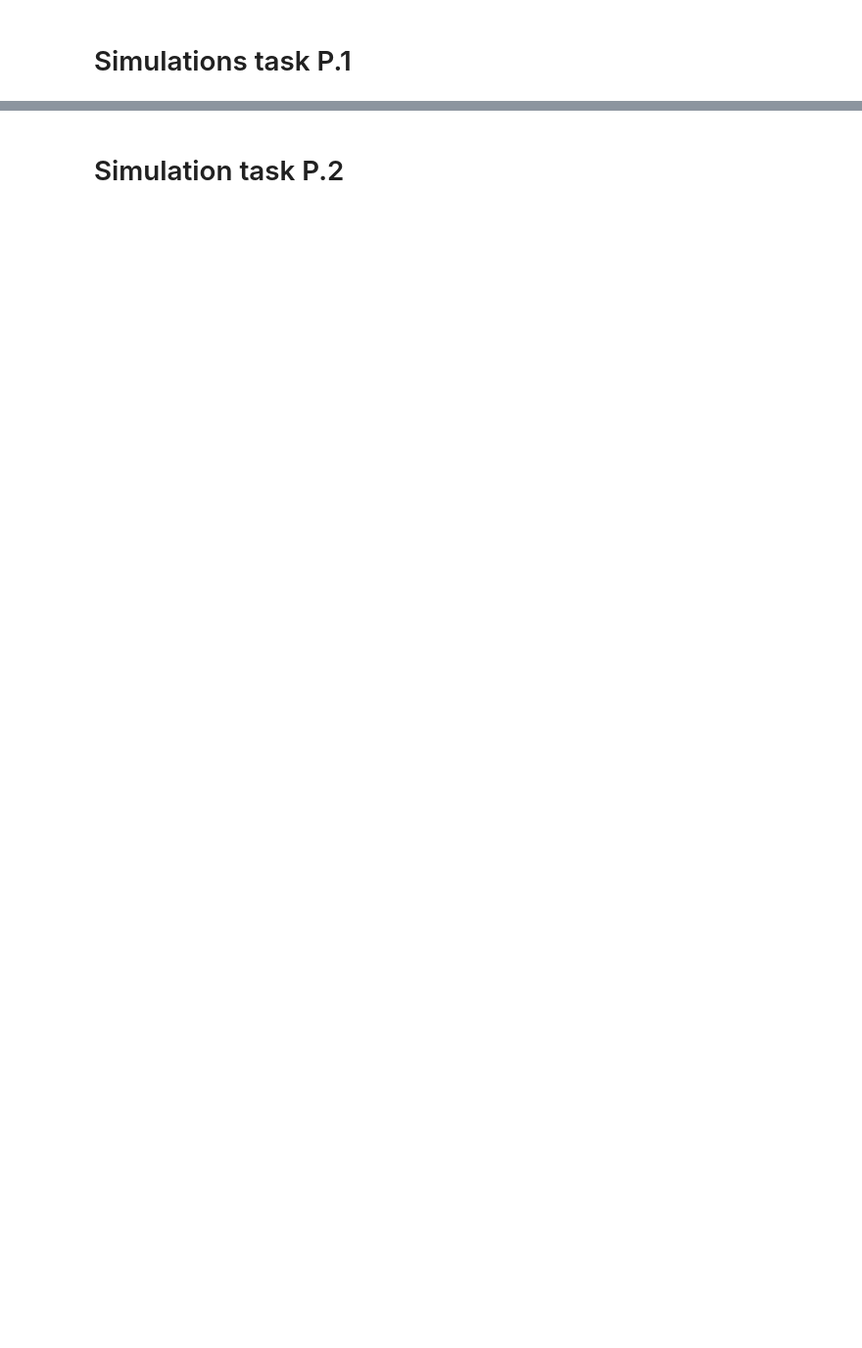
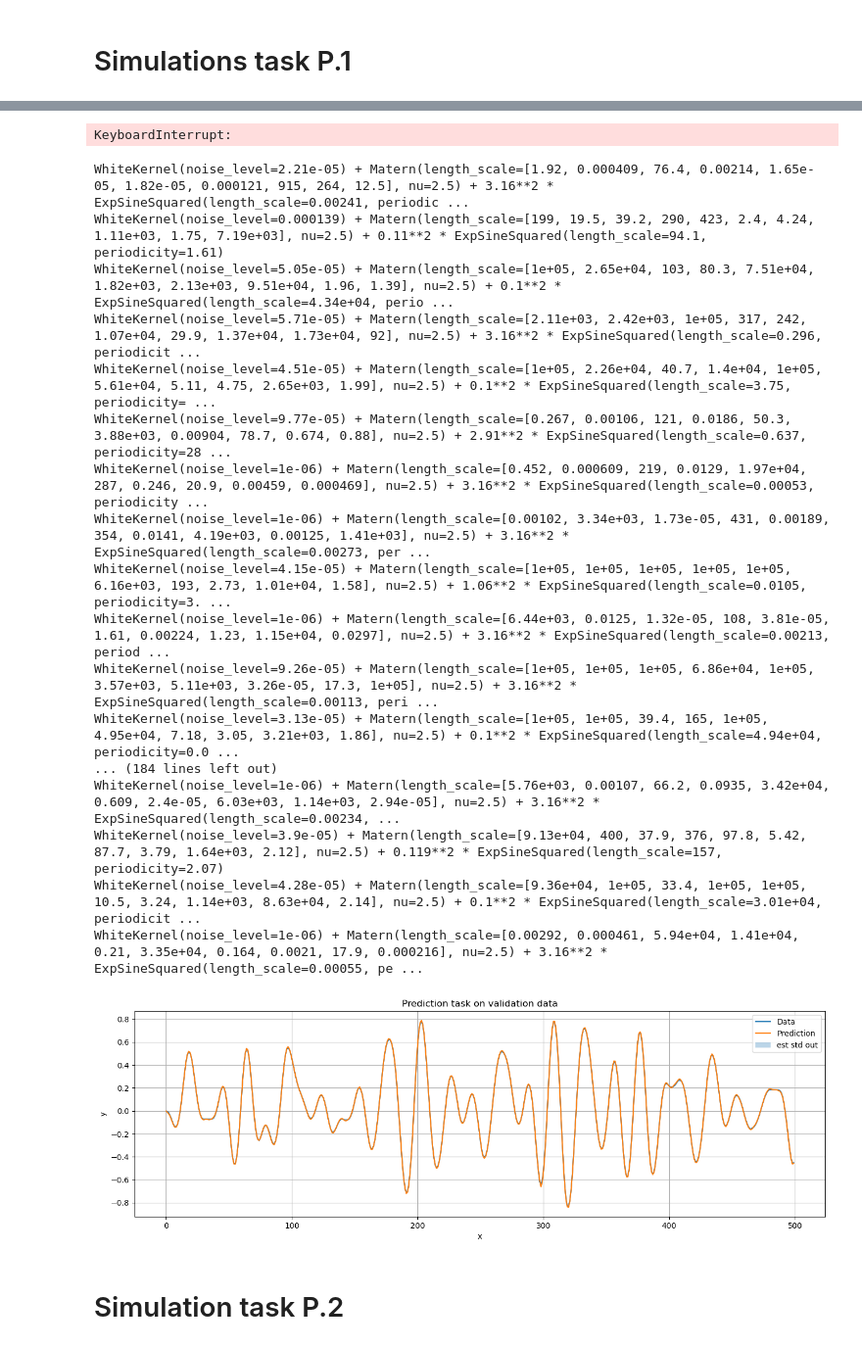
Before and after one commit to Nitin345614/ML4SC-Design-Assignment-G20, a Jupyter notebook: GP-sandbox.ipynb, the cells around one changed output, grey strips where cells are left out. Shown at 98% size. Drawn from its saved outputs; the diff is of its cells as text; code cells hidden in the pictures; blank space fills up the shorter version.

Commit message:
New graph

```diff
--- a/GP-sandbox.ipynb
+++ b/GP-sandbox.ipynb
@@ -295,14 +291,26 @@ quick_plot(range(len(Xtest)),Ypredict,Varpredict,'predictions idk')
 # %%
 study = optuna.create_study(direction='minimize', storage='sqlite:///example.db', load_if_exists=True)
 
-data = np.load('hidden-test-simulation-submission-file.npz')
-u_test = data['u']
-th_test = data['th'] #only the first 50 values are filled the rest are zeros
+V = 5000
+
+out = np.load('training-val-test-data.npz')
+th_train = out['th'] #th[0],th[1],th[2],th[3],...
+u_train = out['u'] #u[0],u[1],u[2],u[3],...
+
+th_val_target = th_train[:V]
+u_val_target = u_train[:V]
+
+th_train = th_train[V:]
+u_train =  u_train[V:]
+
+# Downsampling for speed
+th_train = th_train[ np.mod(range(len(th_train)),5) == 0 ]
+u_train =  u_train[  np.mod(range(len(u_train)), 5) == 0 ]
 
 predict_handler = lambda x: (BCM_predict(x,reg_bcm))
 
 def simulate_handler(x, reg_bcm):
-    return np.squeeze(BCM_predict(x[None,:],reg_bcm,use_norm=True,norm=norm_th)[0]), np.squeeze(BCM_predict(x[None,:],reg_bcm,use_norm=True,norm=norm_th)[1])
+    return np.squeeze(BCM_predict(x[None,:],reg_bcm,use_mod=True)[0]), np.squeeze(BCM_predict(x[None,:],reg_bcm,use_mod=True,)[1])
 
 
 def simulation_IO_model(f, reg, ulist, ylist, na, nb, skip=50):
@@ -387,30 +490,65 @@ Xval_target, Yval_target = create_IO_data(u_val_target, th_val_target, na, nb)
 # %%
 ########## MY SOLUTION
 
-p_bcm = 190 #no of partitions
 
 initial_length_scales = np.ones(na+nb)*0.5
 
-ker_bcm =  WhiteKernel(noise_level=0.1, noise_level_bounds=(1e-6, 1e1)) + Matern(length_scale=initial_length_scales, nu=2.5)  + ConstantKernel(constant_value_bounds=(0.01,10))*ExpSineSquared(length_scale=0.5,periodicity=0.5) #DotProduct()   #a=)
 
-reg_bcm = BCM_train(Xtrain,Ytrain,ker_bcm,p_bcm,len(Ytrain),n_restarts_optimizer=10)
+use_matern  = True
+use_rbf     = True
+use_rq      = False
+use_exps    = False
+use_product = False
+
+ker_bcm =  WhiteKernel(noise_level=0.1, noise_level_bounds=(1e-6, 1e1))
+if use_matern: ker_bcm = ker_bcm + Matern(length_scale=initial_length_scales, nu=2.5)*ConstantKernel(constant_value_bounds=(0.01,1))
+if use_rbf   : ker_bcm = ker_bcm + RBF(length_scale=initial_length_scales)#*ConstantKernel(constant_value_bounds=(0.01,1))
+if use_rq    : ker_bcm = ker_bcm + ConstantKernel(constant_value_bounds=(0.01,1))*RationalQuadratic(length_scale=0.5, alpha=1.5)
+if use_exps  : ker_bcm = ker_bcm + ConstantKernel(constant_value_bounds=(0.01,1))*ExpSineSquared(length_scale=0.5, periodicity=0.5)
+if use_product  : ker_bcm = ker_bcm + ConstantKernel(constant_value_bounds=(0.01,1))*ExpSineSquared(length_scale=0.5, periodicity=0.5)*RBF(length_scale=initial_length_scales)
+
+
+
+reg_bcm = BCM_train(Xtrain,Ytrain,ker_bcm,p_bcm,len(Ytrain),n_restarts_optimizer=10,labels=labels)
 
 ########## MY SOLUTION
+# %% [output]
+KeyboardInterrupt:
 # %%
 predict_handler = lambda x: (BCM_predict(x,reg_bcm))
 
 def simulate_handler(x):
-    return np.squeeze(BCM_predict(x[None,:],reg_bcm,use_norm=True,norm=norm_th)[0]), np.squeeze(BCM_predict(x[None,:],reg_bcm,use_norm=True,norm=norm_th)[1])
+    return np.squeeze(BCM_predict(x[None,:],reg_bcm,use_norm=True)[0]), \
+           np.squeeze(BCM_predict(x[None,:],reg_bcm,use_norm=True)[1])
 
 for p in range(p_bcm): print(reg_bcm[p].kernel_)
 
 indices_pred = np.array(range(len(Xval_target)))<500      #Predict on only 500 points to save time
 
 part_range = np.array(range(500))
 
 Ytrain_pred, var_train_pred = predict_handler(Xval_target[indices_pred])
 
-demonstrate_alternate(part_range, Yval_target[indices_pred], Ytrain_pred , var_train_pred , "Prediction task on validation data")
+demonstrate_alternate(part_range, Yval_target[indices_pred], Ytrain_pred , var_train_pred , f"Prediction_against_validation_w_sampling_inputs_(na, nb)=({na},{nb})_partitions={p_bcm}")
+# %% [output]
+WhiteKernel(noise_level=2.21e-05) + Matern(length_scale=[1.92, 0.000409, 76.4, 0.00214, 1.65e-05, 1.82e-05, 0.000121, 915, 264, 12.5], nu=2.5) + 3.16**2 * ExpSineSquared(length_scale=0.00241, periodic ...
+WhiteKernel(noise_level=0.000139) + Matern(length_scale=[199, 19.5, 39.2, 290, 423, 2.4, 4.24, 1.11e+03, 1.75, 7.19e+03], nu=2.5) + 0.11**2 * ExpSineSquared(length_scale=94.1, periodicity=1.61)
+WhiteKernel(noise_level=5.05e-05) + Matern(length_scale=[1e+05, 2.65e+04, 103, 80.3, 7.51e+04, 1.82e+03, 2.13e+03, 9.51e+04, 1.96, 1.39], nu=2.5) + 0.1**2 * ExpSineSquared(length_scale=4.34e+04, perio ...
+WhiteKernel(noise_level=5.71e-05) + Matern(length_scale=[2.11e+03, 2.42e+03, 1e+05, 317, 242, 1.07e+04, 29.9, 1.37e+04, 1.73e+04, 92], nu=2.5) + 3.16**2 * ExpSineSquared(length_scale=0.296, periodicit ...
+WhiteKernel(noise_level=4.51e-05) + Matern(length_scale=[1e+05, 2.26e+04, 40.7, 1.4e+04, 1e+05, 5.61e+04, 5.11, 4.75, 2.65e+03, 1.99], nu=2.5) + 0.1**2 * ExpSineSquared(length_scale=3.75, periodicity= ...
+WhiteKernel(noise_level=9.77e-05) + Matern(length_scale=[0.267, 0.00106, 121, 0.0186, 50.3, 3.88e+03, 0.00904, 78.7, 0.674, 0.88], nu=2.5) + 2.91**2 * ExpSineSquared(length_scale=0.637, periodicity=28 ...
+WhiteKernel(noise_level=1e-06) + Matern(length_scale=[0.452, 0.000609, 219, 0.0129, 1.97e+04, 287, 0.246, 20.9, 0.00459, 0.000469], nu=2.5) + 3.16**2 * ExpSineSquared(length_scale=0.00053, periodicity ...
+WhiteKernel(noise_level=1e-06) + Matern(length_scale=[0.00102, 3.34e+03, 1.73e-05, 431, 0.00189, 354, 0.0141, 4.19e+03, 0.00125, 1.41e+03], nu=2.5) + 3.16**2 * ExpSineSquared(length_scale=0.00273, per ...
+WhiteKernel(noise_level=4.15e-05) + Matern(length_scale=[1e+05, 1e+05, 1e+05, 1e+05, 1e+05, 6.16e+03, 193, 2.73, 1.01e+04, 1.58], nu=2.5) + 1.06**2 * ExpSineSquared(length_scale=0.0105, periodicity=3. ...
+WhiteKernel(noise_level=1e-06) + Matern(length_scale=[6.44e+03, 0.0125, 1.32e-05, 108, 3.81e-05, 1.61, 0.00224, 1.23, 1.15e+04, 0.0297], nu=2.5) + 3.16**2 * ExpSineSquared(length_scale=0.00213, period ...
+WhiteKernel(noise_level=9.26e-05) + Matern(length_scale=[1e+05, 1e+05, 1e+05, 6.86e+04, 1e+05, 3.57e+03, 5.11e+03, 3.26e-05, 17.3, 1e+05], nu=2.5) + 3.16**2 * ExpSineSquared(length_scale=0.00113, peri ...
+WhiteKernel(noise_level=3.13e-05) + Matern(length_scale=[1e+05, 1e+05, 39.4, 165, 1e+05, 4.95e+04, 7.18, 3.05, 3.21e+03, 1.86], nu=2.5) + 0.1**2 * ExpSineSquared(length_scale=4.94e+04, periodicity=0.0 ...
+... (184 lines left out)
+WhiteKernel(noise_level=1e-06) + Matern(length_scale=[5.76e+03, 0.00107, 66.2, 0.0935, 3.42e+04, 0.609, 2.4e-05, 6.03e+03, 1.14e+03, 2.94e-05], nu=2.5) + 3.16**2 * ExpSineSquared(length_scale=0.00234, ...
+WhiteKernel(noise_level=3.9e-05) + Matern(length_scale=[9.13e+04, 400, 37.9, 376, 97.8, 5.42, 87.7, 3.79, 1.64e+03, 2.12], nu=2.5) + 0.119**2 * ExpSineSquared(length_scale=157, periodicity=2.07)
+WhiteKernel(noise_level=4.28e-05) + Matern(length_scale=[9.36e+04, 1e+05, 33.4, 1e+05, 1e+05, 10.5, 3.24, 1.14e+03, 8.63e+04, 2.14], nu=2.5) + 0.1**2 * ExpSineSquared(length_scale=3.01e+04, periodicit ...
+WhiteKernel(noise_level=1e-06) + Matern(length_scale=[0.00292, 0.000461, 5.94e+04, 1.41e+04, 0.21, 3.35e+04, 0.164, 0.0021, 17.9, 0.000216], nu=2.5) + 3.16**2 * ExpSineSquared(length_scale=0.00055, pe ...
+[figure, added]
 # %% [markdown]
 # Simulation task P.2
 # %%
```
Also changed, not shown: parts of 23 cells of this notebook, 56 other files.
